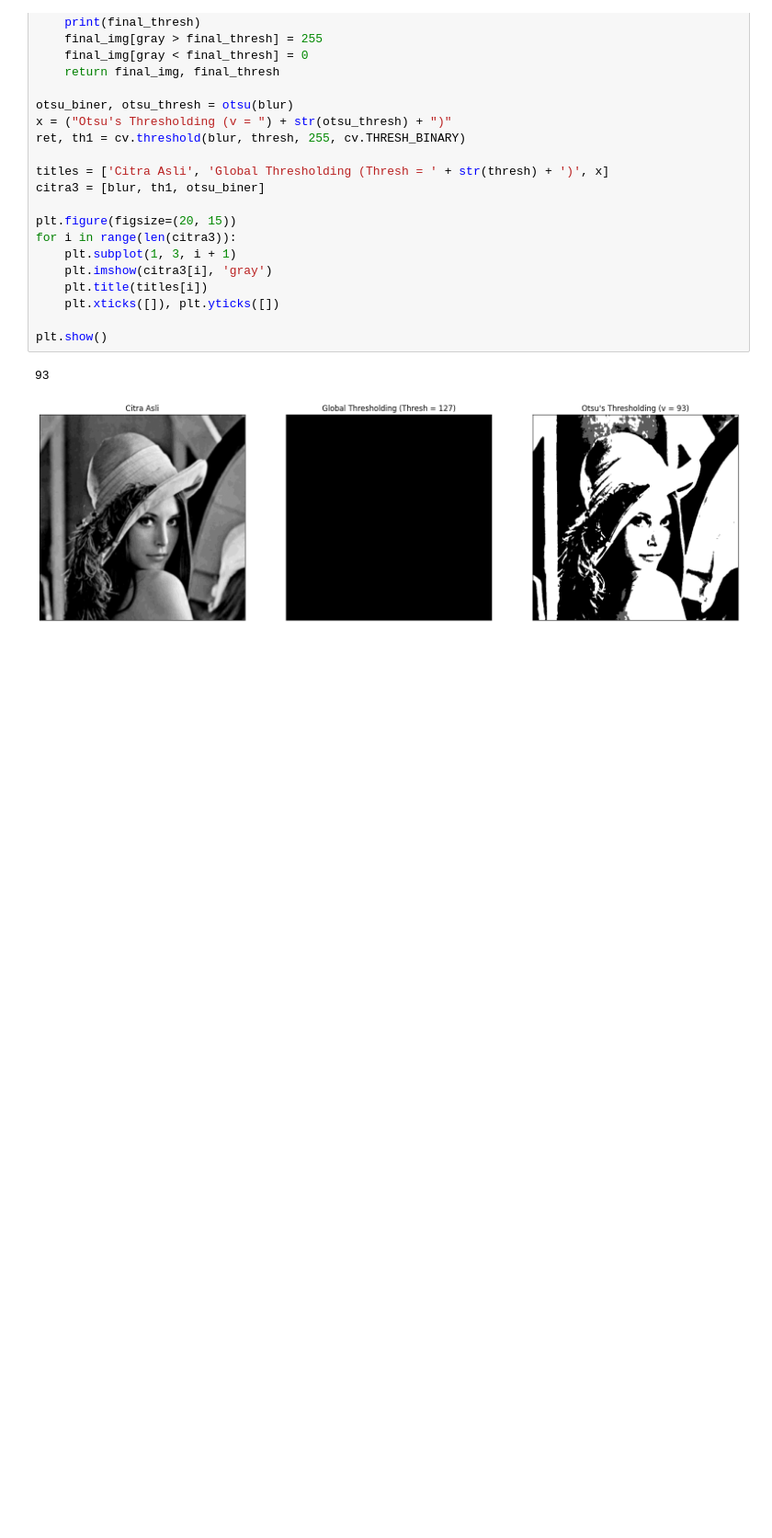
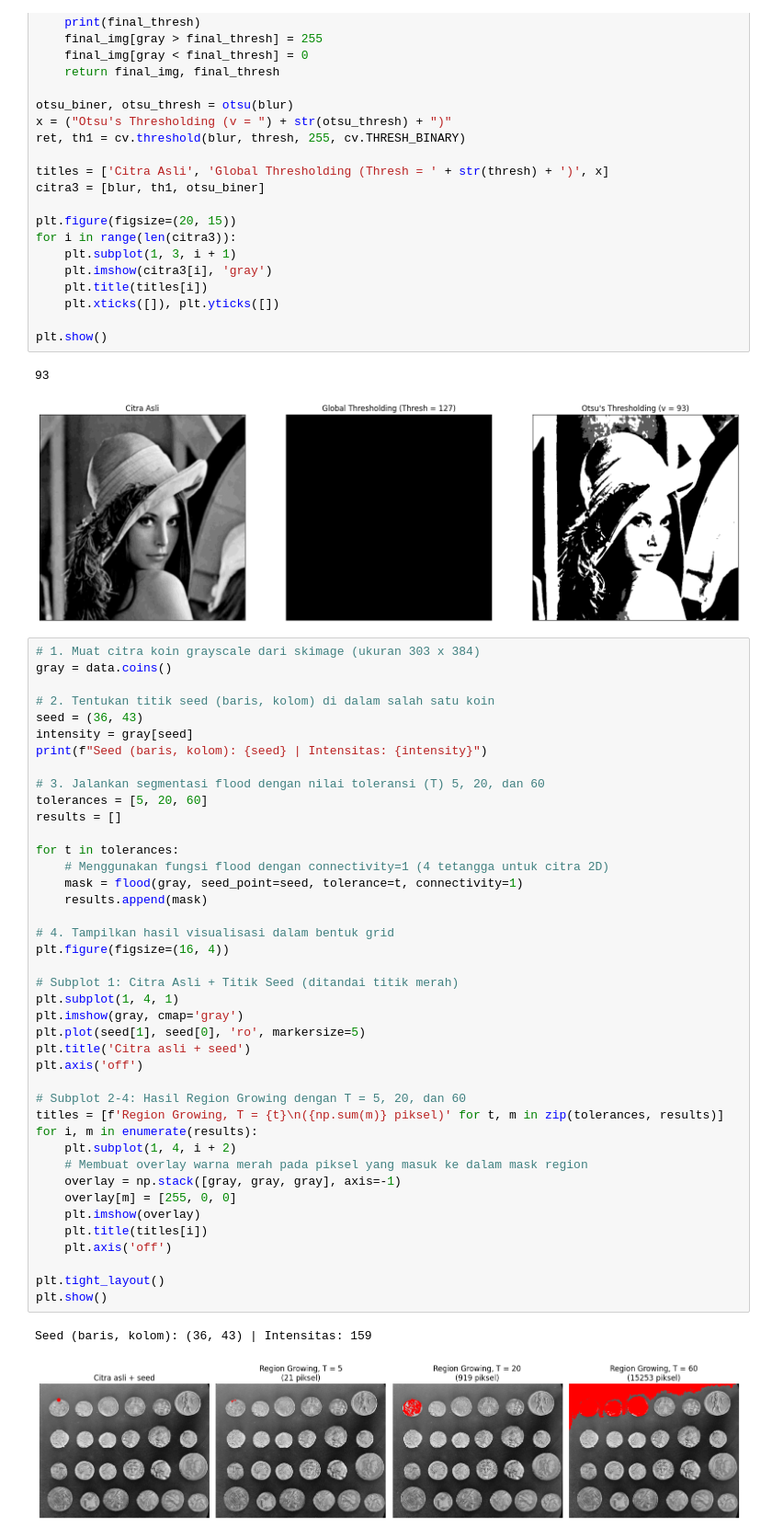
Before and after one commit to febyataalya/PCVK-Ganjil-2026, a Jupyter notebook: Week7.ipynb, the cells around one changed output. Shown at 92% size. Cells and saved outputs as stored; diff of their text form; blank space fills up the shorter version.

```diff
--- a/Week7.ipynb
+++ b/Week7.ipynb
@@ -186,3 +182,47 @@ plt.show()
 # %% [output]
 93
 [figure]
+# %%
+# 1. Muat citra koin grayscale dari skimage (ukuran 303 x 384)
+gray = data.coins()
+
+# 2. Tentukan titik seed (baris, kolom) di dalam salah satu koin
+seed = (36, 43)
+intensity = gray[seed]
+print(f"Seed (baris, kolom): {seed} | Intensitas: {intensity}")
+
+# 3. Jalankan segmentasi flood dengan nilai toleransi (T) 5, 20, dan 60
+tolerances = [5, 20, 60]
+results = []
+
+for t in tolerances:
+    # Menggunakan fungsi flood dengan connectivity=1 (4 tetangga untuk citra 2D)
+    mask = flood(gray, seed_point=seed, tolerance=t, connectivity=1)
+    results.append(mask)
+
+# 4. Tampilkan hasil visualisasi dalam bentuk grid
+plt.figure(figsize=(16, 4))
+
+# Subplot 1: Citra Asli + Titik Seed (ditandai titik merah)
+plt.subplot(1, 4, 1)
+plt.imshow(gray, cmap='gray')
+plt.plot(seed[1], seed[0], 'ro', markersize=5)
+plt.title('Citra asli + seed')
+plt.axis('off')
+
+# Subplot 2-4: Hasil Region Growing dengan T = 5, 20, dan 60
+titles = [f'Region Growing, T = {t}\n({np.sum(m)} piksel)' for t, m in zip(tolerances, results)]
+for i, m in enumerate(results):
+    plt.subplot(1, 4, i + 2)
+    # Membuat overlay warna merah pada piksel yang masuk ke dalam mask region
+    overlay = np.stack([gray, gray, gray], axis=-1)
+    overlay[m] = [255, 0, 0]
+    plt.imshow(overlay)
+    plt.title(titles[i])
+    plt.axis('off')
+
+plt.tight_layout()
+plt.show()
+# %% [output]
+Seed (baris, kolom): (36, 43) | Intensitas: 159
+[figure, added]
```
Also changed, not shown: parts of 3 cells of this notebook.
